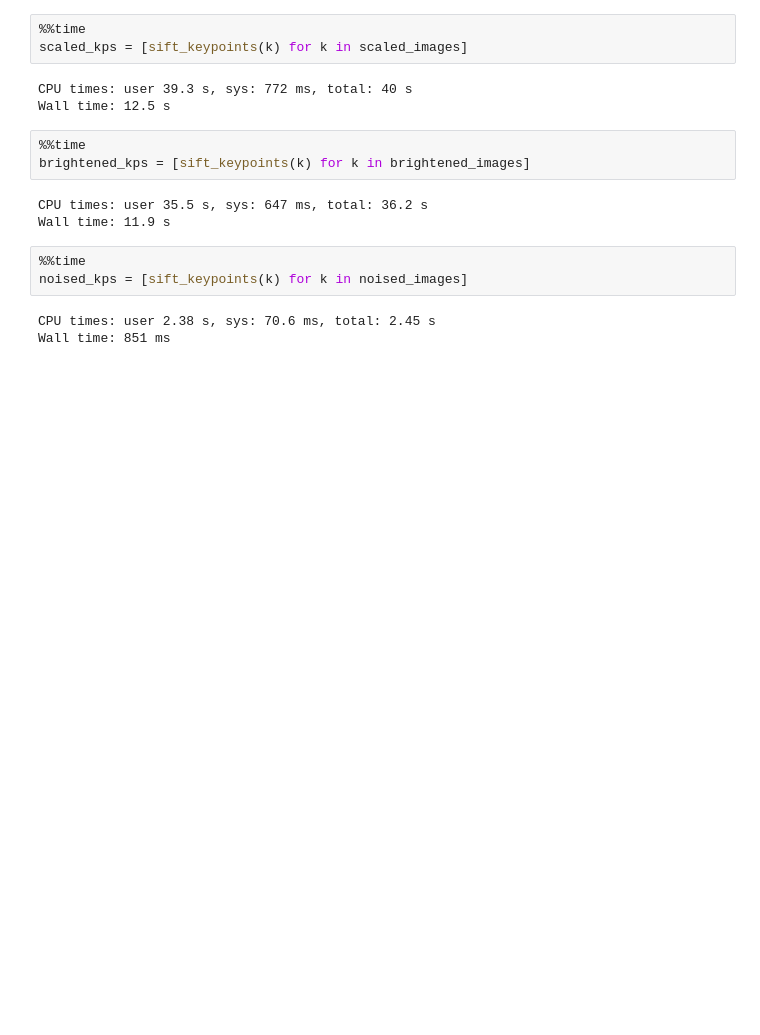
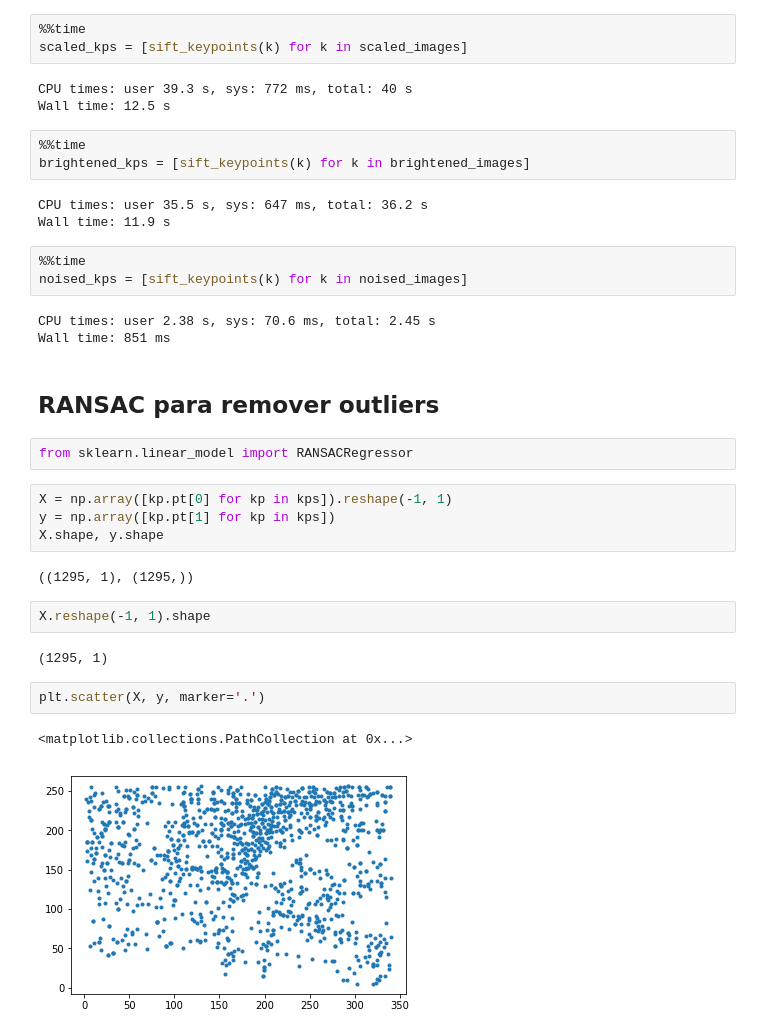
Before and after one commit to munshkr/vc-2018-2c, a Jupyter notebook: practicas/P7_SIFT.ipynb, the cells around one changed output. Drawn from its saved outputs; the diff is of its cells as text; blank space fills up the shorter version.

Commit message:
p7: Intenta usar RANSAC (de scikit-learn)

```diff
--- a/practicas/P7_SIFT.ipynb
+++ b/practicas/P7_SIFT.ipynb
@@ -185,3 +185,22 @@ noised_kps = [sift_keypoints(k) for k in noised_images]
 # %% [output]
 CPU times: user 2.38 s, sys: 70.6 ms, total: 2.45 s
 Wall time: 851 ms
+# %% [markdown]
+## RANSAC para remover outliers
+# %%
+from sklearn.linear_model import RANSACRegressor
+# %%
+X = np.array([kp.pt[0] for kp in kps]).reshape(-1, 1)
+y = np.array([kp.pt[1] for kp in kps])
+X.shape, y.shape
+# %% [output]
+((1295, 1), (1295,))
+# %%
+X.reshape(-1, 1).shape
+# %% [output]
+(1295, 1)
+# %%
+plt.scatter(X, y, marker='.')
+# %% [output]
+<matplotlib.collections.PathCollection at 0x...>
+[figure, added]
```
Also changed, not shown: parts of 5 cells of this notebook, 1 other file.
